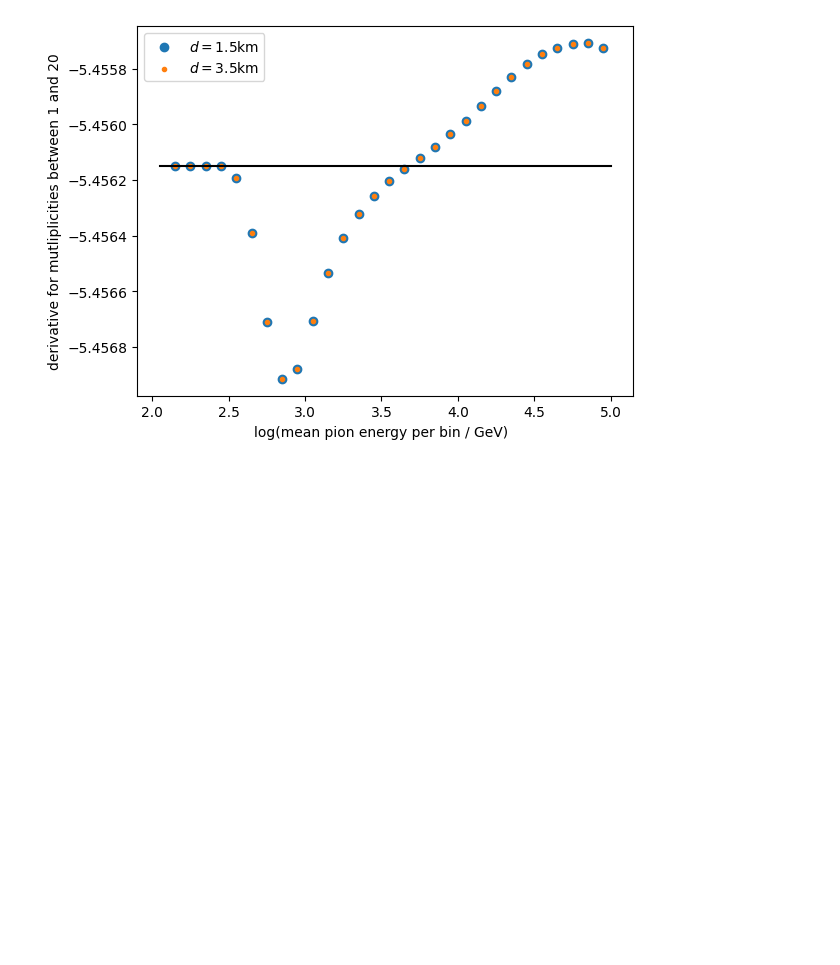
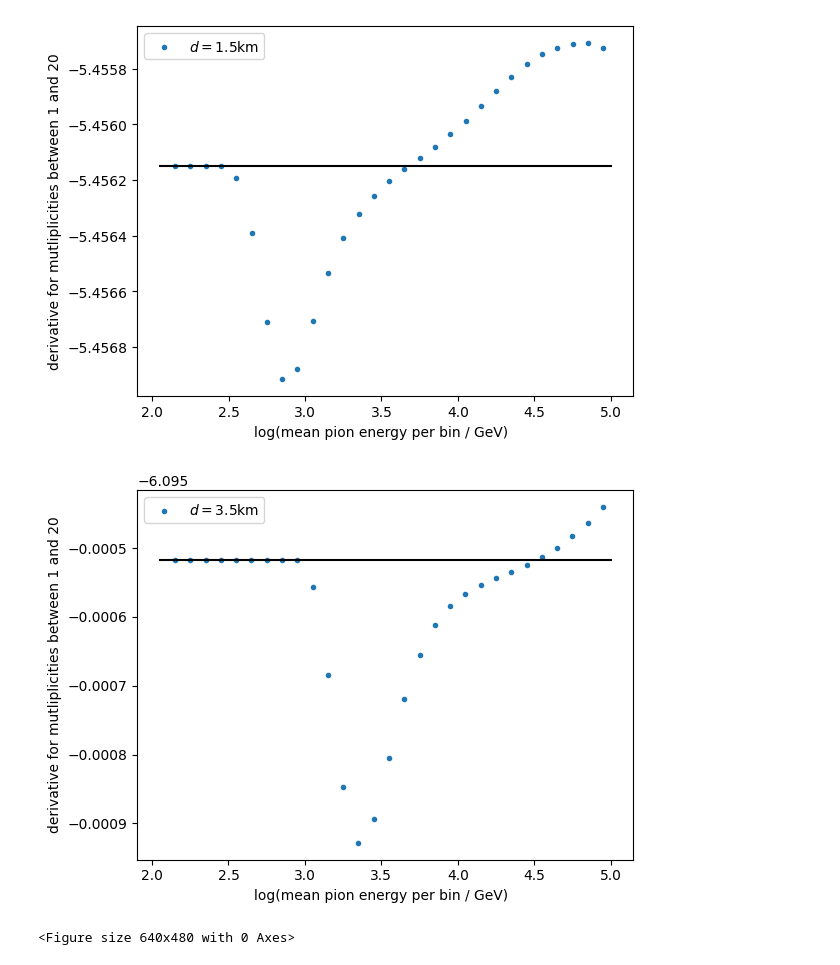
Before and after one commit to karohymon/cs-analysis, a Jupyter notebook: IceCube_diffuse_underground_bundles/slope_parameter.ipynb, the cells around one changed output. Saved outputs shown, nothing was run; the diff lists cells and outputs as text; code cells hidden in the pictures; blank space fills up the shorter version.

```diff
--- a/IceCube_diffuse_underground_bundles/slope_parameter.ipynb
+++ b/IceCube_diffuse_underground_bundles/slope_parameter.ipynb
@@ -77,7 +77,7 @@ def get_derivative(x_log, log_y):
     deriv_low = (log_y[19] - log_y[1])/(np.log10(x_log[19])-np.log10(x_log[1]))
     deriv_high = (log_y[99] - log_y[59])/(np.log10(x_log[99])-np.log10(x_log[59]))
 
-    return deriv_low, deriv_high
+    return np.array([deriv_low, deriv_high])
 # %%
 x_log = np.log10(helper.n_mu_vec)
 # %%
@@ -90,18 +90,33 @@ for en in range(len(e0_values)):
     deriv_mod_15[en] = get_derivative(x_log, logy_15)
 
     logy_35 = get_log_y(X[1], angle, cs_p, cs_k ,e0_values[en],e1_values[en],season)
-    deriv_mod_35[en] = get_derivative(x_log, logy_15)
+    deriv_mod_35[en] = get_derivative(x_log, logy_35)
 
-y_log_def = get_log_y(X[0], angle, 1.0, cs_k ,2.05,"inf",season)
-deriv_def = get_derivative(x_log, y_log_def)
+y_log_def_15 = get_log_y(X[0], angle, 1.0, cs_k ,2.05,"inf",season)
+deriv_def_15 = get_derivative(x_log, y_log_def_15)
+
+y_log_def_35 = get_log_y(X[1], angle, 1.0, cs_k ,2.05,"inf",season)
+deriv_def_35 = get_derivative(x_log, y_log_def_35)
 # %%
-plt.scatter(e_center,deriv_mod_15[:,0],label="$d=1.5$km")
-plt.scatter(e_center,deriv_mod_35[:,0],label="$d=3.5$km",marker='.')
-plt.plot([2.05,5],[deriv_def[0],deriv_def[0]],color='black')
+plt.scatter(e_center,deriv_mod_15[:,0],label="$d=1.5$km",marker='.')
+plt.plot([2.05,5],[deriv_def_15[0],deriv_def_15[0]],color='black')
 plt.ylabel('derivative for mutliplicities between 1 and 20')
 plt.xlabel('log(mean pion energy per bin / GeV)  ')
 plt.legend()
-plt.savefig(plot_dir + 'cs_p_energybintest_powerlawderiv_lowregion_ebin.png')
+plt.savefig(plot_dir + 'cs_p_energybintest_powerlawderiv_lowregion_ebin_d15km.png')
+plt.show()
+plt.clf()
+
+plt.scatter(e_center,deriv_mod_35[:,0],label="$d=3.5$km",marker='.')
+plt.plot([2.05,5],[deriv_def_35[0],deriv_def_35[0]],color='black')
+plt.ylabel('derivative for mutliplicities between 1 and 20')
+plt.xlabel('log(mean pion energy per bin / GeV)  ')
+plt.legend()
+plt.savefig(plot_dir + 'cs_p_energybintest_powerlawderiv_lowregion_ebin_d35km.png')
+plt.show()
+plt.clf()
 # %% [output]
-[figure, old version]
+[figure, new version]
+[figure, added]
+<Figure size 640x480 with 0 Axes>
 # %%
```
Also changed, not shown: parts of 11 cells of this notebook.
